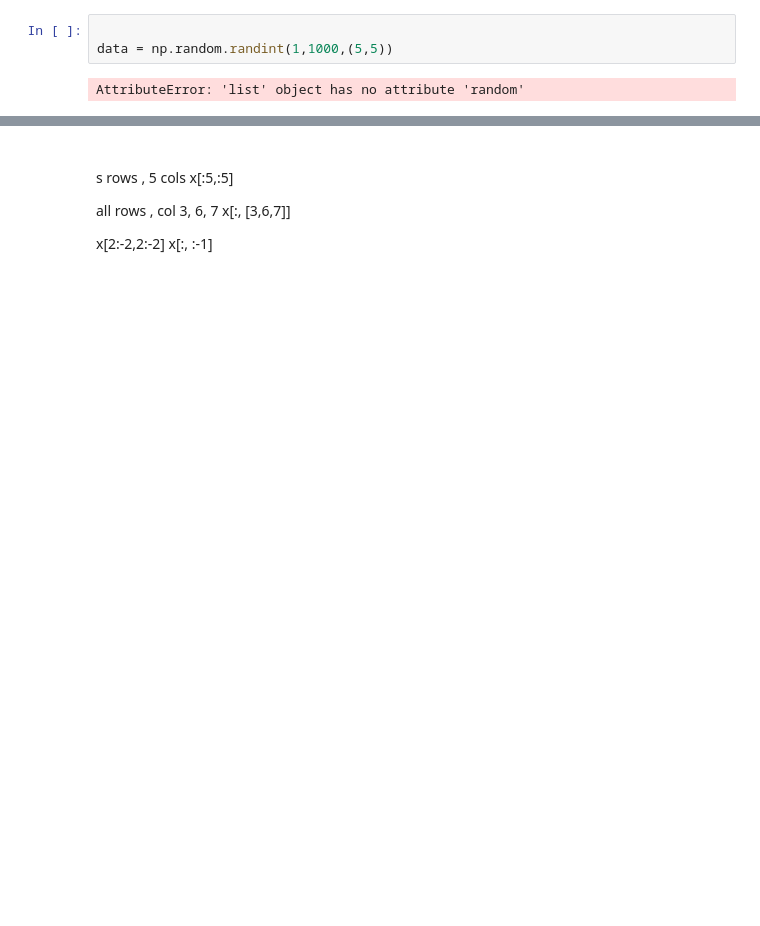
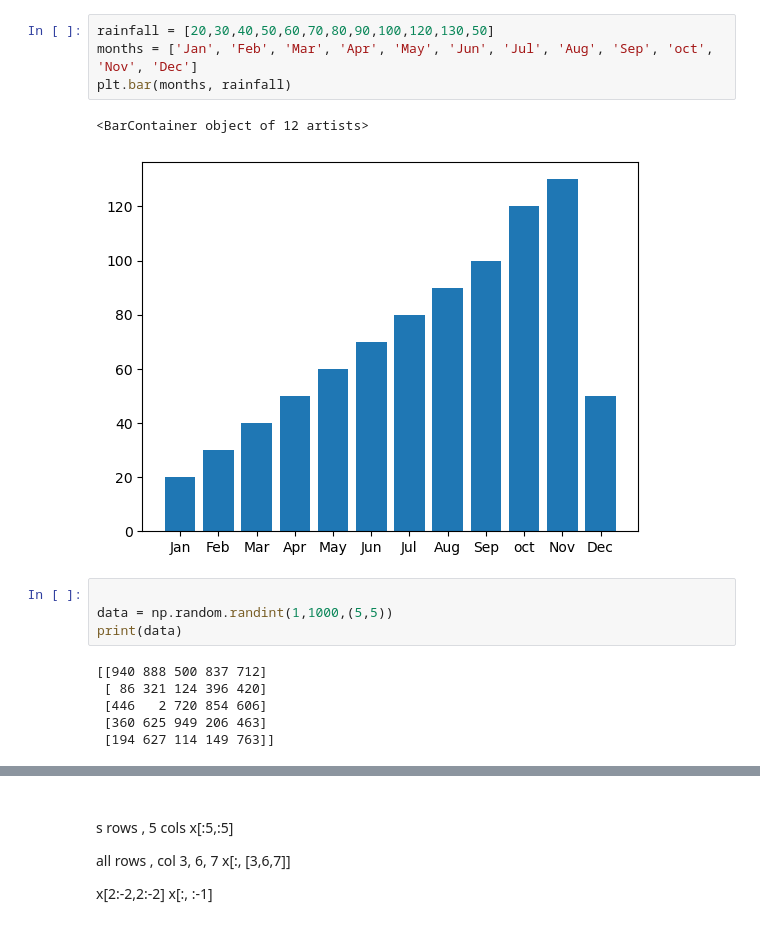
Before and after one commit to Vipin8990/python-Datascience, a Jupyter notebook: data_analytics/numpy_basic.ipynb, the cells around one changed output, grey strips where cells are left out. Drawn from its saved outputs; the diff is of its cells as text; blank space fills up the shorter version.

```diff
--- a/data_analytics/numpy_basic.ipynb
+++ b/data_analytics/numpy_basic.ipynb
@@ -1,8 +288,20 @@
+# %%
+rainfall = [20,30,40,50,60,70,80,90,100,120,130,50]
+months = ['Jan', 'Feb', 'Mar', 'Apr', 'May', 'Jun', 'Jul', 'Aug', 'Sep', 'oct', 'Nov', 'Dec']
+plt.bar(months, rainfall)
+# %% [output]
+<BarContainer object of 12 artists>
+[figure, added]
 # %%
 
 data = np.random.randint(1,1000,(5,5))
+print(data)
 # %% [output]
-AttributeError: 'list' object has no attribute 'random'
+[[940 888 500 837 712]
+ [ 86 321 124 396 420]
+ [446   2 720 854 606]
+ [360 625 949 206 463]
+ [194 627 114 149 763]]
 # %%
 # noob way for getting the filtered data
 
```
Also changed, not shown: parts of 34 cells of this notebook, 1 other file.
